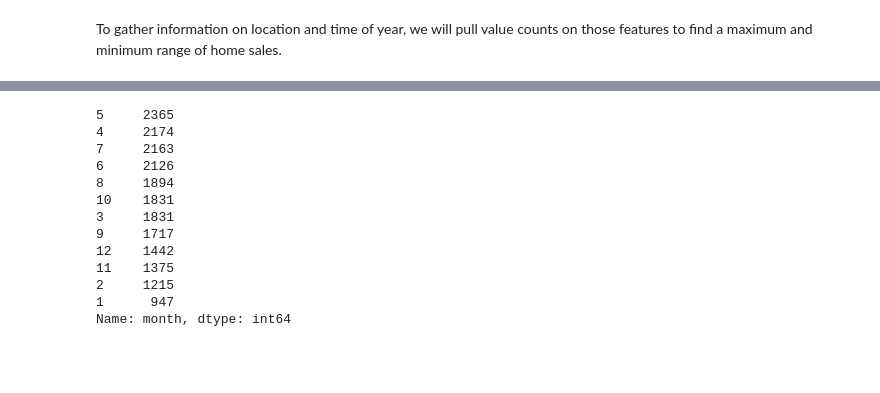
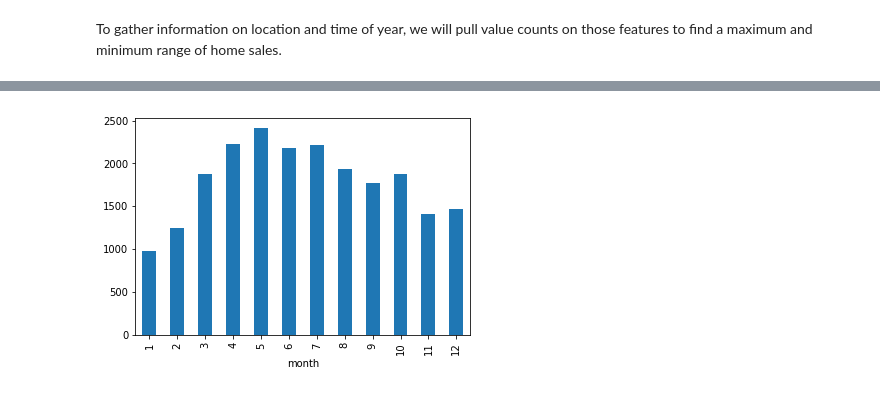
Before and after one commit to Jason-M-Richards/Predicting-King-County-Housing-Prices-via-Linear-Regression, a Jupyter notebook: student.ipynb, the cells around one changed output, grey strips where cells are left out. Saved outputs shown, nothing was run; the diff lists cells and outputs as text; code cells hidden in the pictures; blank space fills up the shorter version.

```diff
--- a/student.ipynb
+++ b/student.ipynb
@@ -659,17 +717,8 @@ will need to load the saved data "df_clean.csv" to pull the value counts since w
-# %%
-df_clean = pd.read_csv('df_clean.csv')
-df_clean.month.value_counts()
-# %% [output]
-5     2365
-4     2174
-7     2163
-6     2126
-8     1894
-10    1831
-3     1831
-9     1717
-12    1442
-11    1375
-2     1215
-1      947
-Name: month, dtype: int64
+# %%
+#visualization for presentation
+import pandas as pd
+df_raw = pd.read_csv('kc_house_data.csv')
+df_raw['month'] = pd.DatetimeIndex(df_raw['date']).month
+df_raw[['month','id']].groupby('month').count().plot(kind='bar', legend=False);
+# %% [output]
+[figure, added]
```
Also changed, not shown: parts of 42 cells of this notebook, 5 other files.
